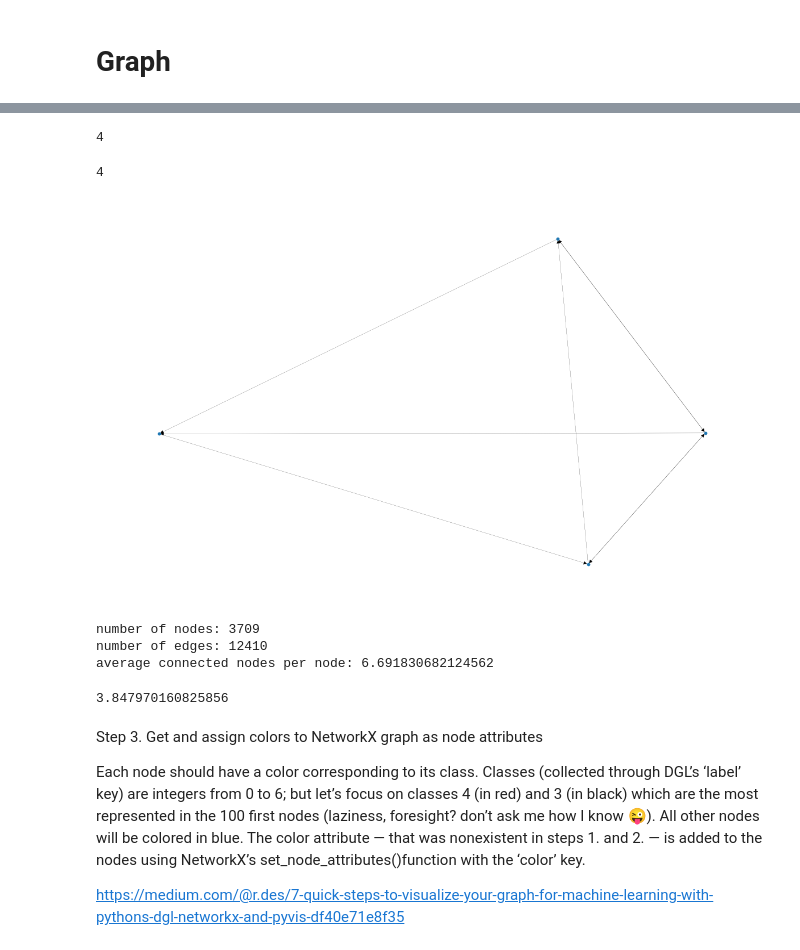
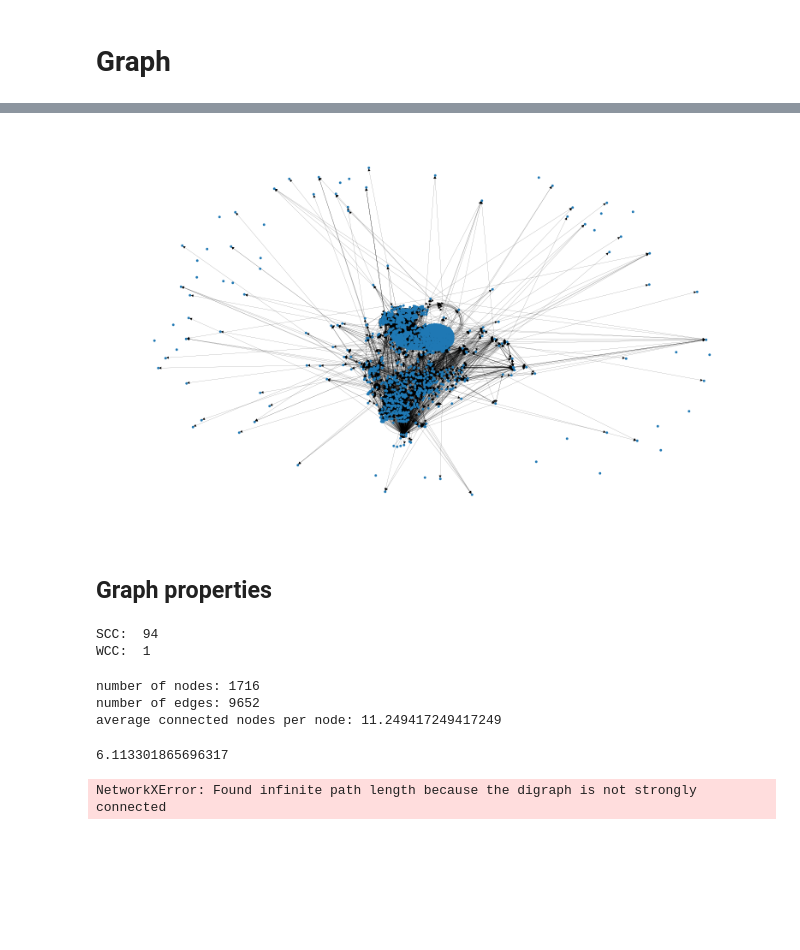
Before and after one commit to rmnrth4/wbth-project, a Jupyter notebook: graph_network/graph-building.ipynb, the cells around one changed output, grey strips where cells are left out. Cells and saved outputs as stored; diff of their text form; code cells hidden in the pictures; blank space fills up the shorter version.

```diff
--- a/graph_network/graph-building.ipynb
+++ b/graph_network/graph-building.ipynb
@@ -174,7 +174,7 @@ df = pd.DataFrame(data)
 
 all_scraped_page_urls = df.url.tolist()
 column_names = df.url.tolist()
-column_names.insert(0, "page_url")
+column_names.insert(0, "url")
 
 matrix = pd.DataFrame(columns=column_names)
 
@@ -210,14 +210,15 @@ sentiment_data
 | 2 | C | 0.0 | 0.1 | 0.9 |
 | 3 | D | 0.1 | 0.8 | 0.1 |
 # %%
-def get_color(input_vektor):
+def get_color(input_vector):
     import numpy as np
 
+    red = np.array([1, 0, 0])
+    yellow = np.array([1, 1, 0])
     green = np.array([0, 1, 0])
-    yellow = np.array([1, 1, 0])
-    red = np.array([1, 0, 0])
 
-    rgb = input_vektor[0] * red + input_vektor[1] * yellow + input_vektor[2] * green
+    rgb = input_vector[0] * red + input_vector[1] * yellow + input_vector[2] * green
+
     color = '#' + ''.join(f'{int(x*255):02x}' for x in rgb)
     return color
 
@@ -255,7 +256,7 @@ def get_graph_from_matrix(matrix_df):
 
     G = nx.DiGraph()
     for idx, row in matrix_df.iterrows():
-        G.add_node(row['url'], color=row['color'])
+        G.add_node(row['url'], color=row['color'], size=80)
         start_node = row["url"]
         for column in matrix_df.columns:
             if matrix_df.loc[idx,column] == True:
@@ -264,14 +265,16 @@ def get_graph_from_matrix(matrix_df):
 
     # isolates = list(nx.isolates(G))
     # G.remove_nodes_from(isolates)
+    # for i in isolates:
+    #     print(i)
 
     # Change size
-    d = dict(G.degree)
-    d.update((x, 1.3*y) for x, y in d.items())
-    nx.set_node_attributes(G, d, "size")
+    # d = dict(G.degree)
+    # d.update((x, 1.3*y) for x, y in d.items())
+    # nx.set_node_attributes(G, d, "size")
 
-    N = Network(height='1500px', width='75%', bgcolor="#222222", font_color="white", directed=True, notebook=False)
-    N.barnes_hut() # force_atrlas_2based() hrepulsion()
+    N = Network(height='1500px', width='100%', bgcolor="#222222", font_color="white", directed=True, notebook=False)
+    N.barnes_hut(gravity=-80000, central_gravity=0.3, spring_length=250, spring_strength=0.001, damping=0.09, overlap=0) # force_atrlas_2based() hrepulsion()
     N.from_nx(G)
     N.show_buttons()
 
@@ -338,18 +316,0 @@ plt.show()
-# %%
-G = nx.DiGraph()
-G.add_nodes_from(matrix['page_url'])
-
-for idx, row in matrix.iterrows():
-    start_node = row["page_url"]
-    for column in matrix.columns:
-        if matrix.loc[idx,column] == True:
-            end_node = column
-            G.add_edge(start_node, end_node)
-print(len(G.nodes()))
-isolates = list(nx.isolates(G))
-G.remove_nodes_from(isolates) # to remove all isolates
-len(isolates)
-len(G.nodes())
-# %% [output]
-4
-4
@@ -359,8 +317,9 @@ for i in isolates:
 # %%
-pos = nx.spring_layout(G, iterations=15, seed=1721)
-fig, ax = plt.subplots(figsize=(15, 9))
+pos = nx.spring_layout(G, iterations=20, seed=1721)
+fig, ax = plt.subplots(figsize=(20, 12))
 ax.axis("off")
-plot_options = {"node_size": 10, "with_labels": False, "width": 0.15}
 nx.draw_networkx(G, pos=pos, ax=ax, **plot_options)
 # %% [output]
-[figure, old version]
+[figure, new version]
+# %% [markdown]
+## Graph properties
@@ -367,3 +329,10 @@ nx.draw_networkx(G, pos=pos, ax=ax, **plot_options)
+# %%
+nodes, edges = G.order(), G.size()
+print("SCC: ", nx.number_strongly_connected_components(G))
+print("WCC: ", nx.number_weakly_connected_components(G))
+# %% [output]
+SCC:  94
+WCC:  1
 # %%
 # https://networkx.org/nx-guides/content/exploratory_notebooks/facebook_notebook.html#basic-topological-attributes
 
@@ -379,13 +348,7 @@ average_path_lengths = [
 # The average over all nodes
 np.mean(average_path_lengths)
 # %% [output]
-number of nodes: 3709
-number of edges: 12410
-average connected nodes per node: 6.691830682124562
+number of nodes: 1716
+number of edges: 9652
+average connected nodes per node: 11.249417249417249
-3.847970160825856
+6.113301865696317
-# %% [markdown]
-Step 3. Get and assign colors to NetworkX graph as node attributes
-
-Each node should have a color corresponding to its class. Classes (collected through DGL’s ‘label’ key) are integers from 0 to 6; but let’s focus on classes 4 (in red) and 3 (in black) which are the most represented in the 100 first nodes (laziness, foresight? don’t ask me how I know 😜). All other nodes will be colored in blue. The color attribute — that was nonexistent in steps 1. and 2. — is added to the nodes using NetworkX’s set_node_attributes()function with the ‘color’ key.
-
-https://medium.com/@r.des/7-quick-steps-to-visualize-your-graph-for-machine-learning-with-pythons-dgl-networkx-and-pyvis-df40e71e8f35
@@ -409,0 +355,6 @@ nt.show('s.html')
+# %%
+
+diameter = max(nx.eccentricity(G, sp=shortest_path_lengths).values())
+diameter
+# %% [output]
+NetworkXError: Found infinite path length because the digraph is not strongly connected
```
Also changed, not shown: parts of 14 cells of this notebook, 2 other files.
